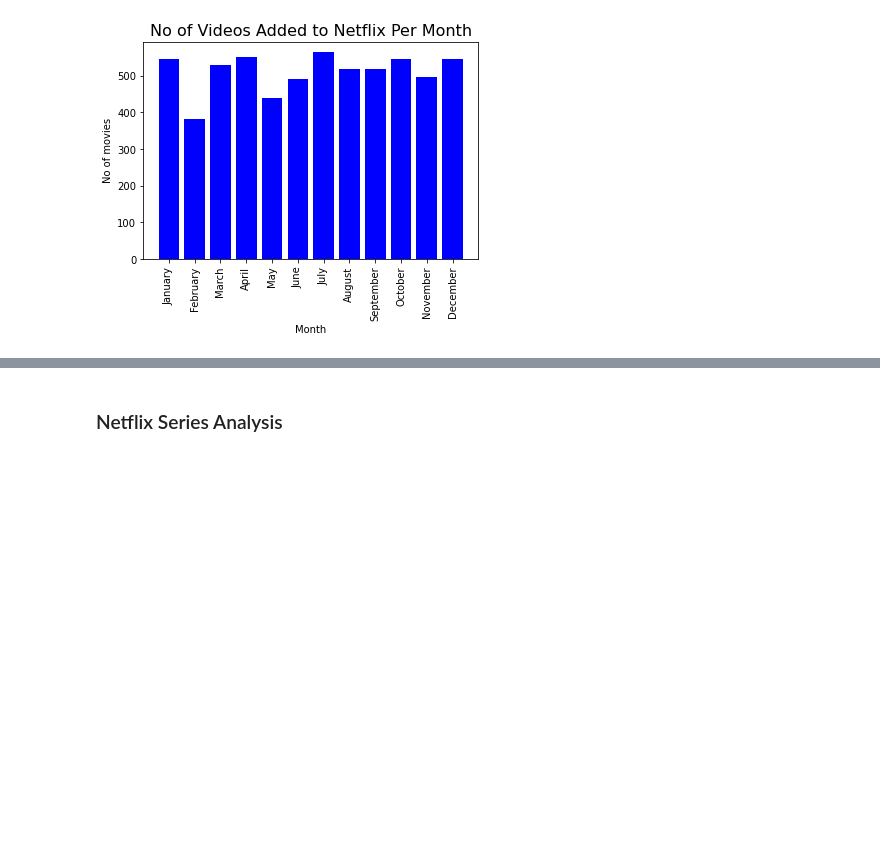
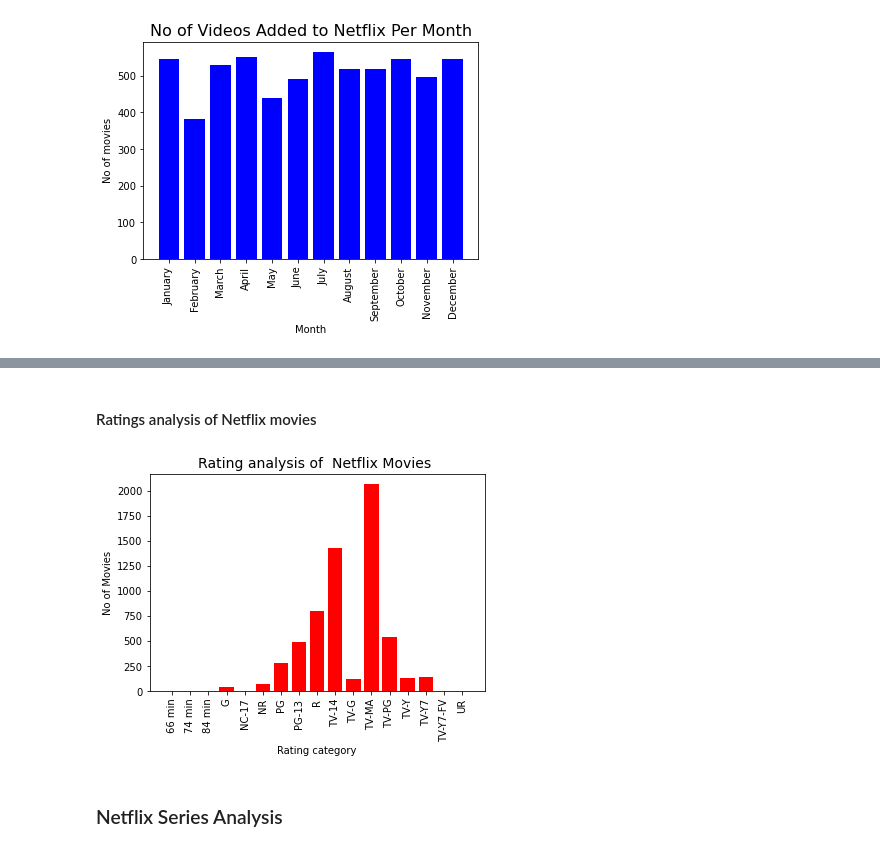
Before and after one commit to Holla-swift/Netflix_project, a Jupyter notebook: netflix.ipynb, the cells around one changed output, grey strips where cells are left out. Drawn from its saved outputs; the diff is of its cells as text; code cells hidden in the pictures; blank space fills up the shorter version.

```diff
--- a/netflix.ipynb
+++ b/netflix.ipynb
@@ -182,3 +194,17 @@ movies_rating = pd.DataFrame(movies_rating.show_id)
+# %% [markdown]
+#### Ratings analysis of Netflix movies
+# %%
+netflixMovies_rating = netflix_movies.groupby('rating').count()
+netflixMovies_rating = pd.DataFrame(netflixMovies_rating.show_id)
+netflixMovies_rating = netflixMovies_rating.iloc[1:]
+plt.bar(netflixMovies_rating.index, netflixMovies_rating.show_id, color='red')
+plt.title('Rating analysis of  Netflix Movies ', size=14)
+plt.xlabel('Rating category')
+plt.ylabel('No of Movies')
+plt.xticks(rotation=90)
+plt.show()
+# %% [output]
+[figure, added]
 # %% [markdown]
 ### Netflix Series Analysis
 # %%
```
Also changed, not shown: parts of 40 cells of this notebook.
